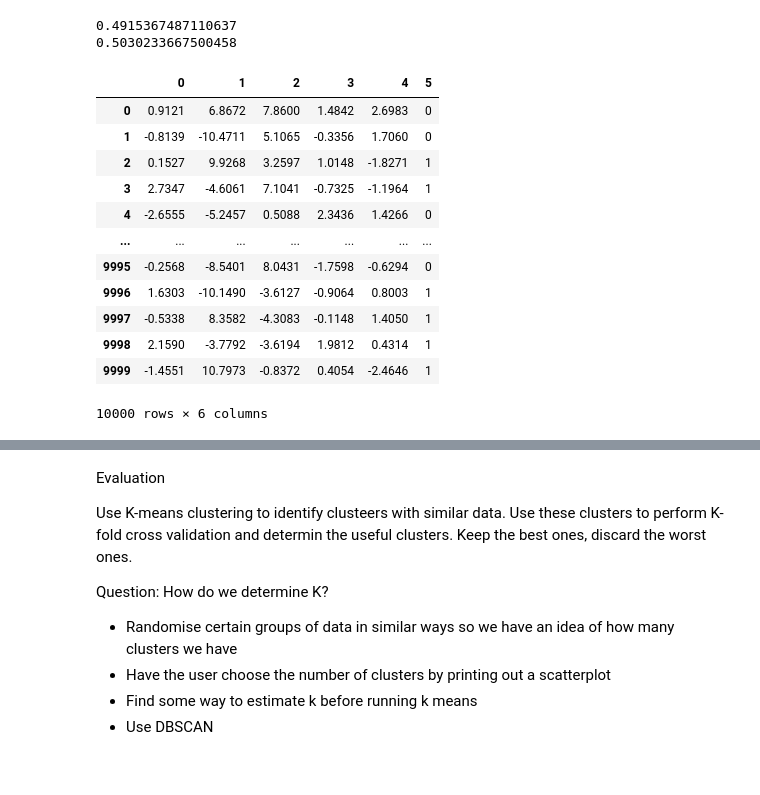
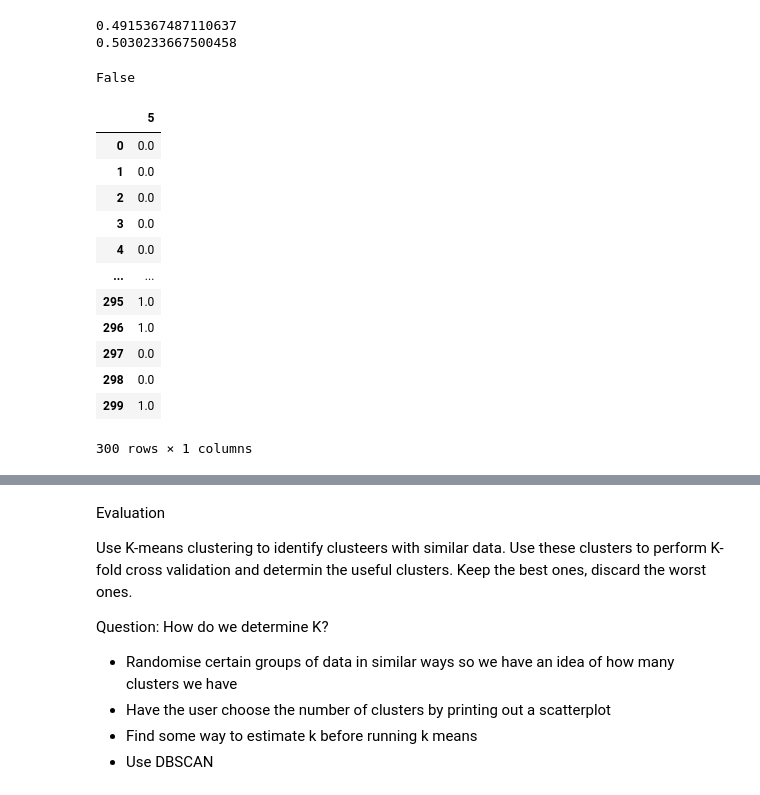
Before and after one commit to AdJansen/Artificial-Immune-System-For-Class-Imbalance, a Jupyter notebook: AIS.ipynb, the cells around one changed output, grey strips where cells are left out. Drawn from its saved outputs; the diff is of its cells as text; code cells hidden in the pictures.

```diff
--- a/AIS.ipynb
+++ b/AIS.ipynb
@@ -312,18 +324,35 @@ print(score2)
 0.4915367487110637
 0.5030233667500458
 # %%
-comparePopulations(pop1, pop2,labels1,labels2, svm.SVC(random_state=0), 5, 'f1_macro')
+comparePopulations2(pop1, pop2,labels1,labels2, svm.SVC(random_state=0), 5, 'f1_macro')
 # %% [output]
-|  | 0 | 1 | 2 | 3 | 4 | 5 |
-| 0 | 0.9121 | 6.8672 | 7.8600 | 1.4842 | 2.6983 | 0 |
-| 1 | -0.8139 | -10.4711 | 5.1065 | -0.3356 | 1.7060 | 0 |
-| 2 | 0.1527 | 9.9268 | 3.2597 | 1.0148 | -1.8271 | 1 |
-| 3 | 2.7347 | -4.6061 | 7.1041 | -0.7325 | -1.1964 | 1 |
-| 4 | -2.6555 | -5.2457 | 0.5088 | 2.3436 | 1.4266 | 0 |
-| ... | ... | ... | ... | ... | ... | ... |
-| 9995 | -0.2568 | -8.5401 | 8.0431 | -1.7598 | -0.6294 | 0 |
-| 9996 | 1.6303 | -10.1490 | -3.6127 | -0.9064 | 0.8003 | 1 |
-| 9997 | -0.5338 | 8.3582 | -4.3083 | -0.1148 | 1.4050 | 1 |
-| 9998 | 2.1590 | -3.7792 | -3.6194 | 1.9812 | 0.4314 | 1 |
-| 9999 | -1.4551 | 10.7973 | -0.8372 | 0.4054 | -2.4646 | 1 |
-10000 rows × 6 columns
+False
+# %%
+#separate a df into features and labels
+def separate_df(df):
+
+    columns = df.columns.to_list()
+    columns_drop = columns.pop(-1)
+
+    labels = df.drop(columns, axis=1)
+    features = df.drop(columns_drop, axis=1)
+
+    return features, labels
+
+joe = pd.read_csv("./Data/GeneratedSyntheticData-NosielessInformativeEasy.csv")
+feat,labels = separate_df(joe)
+labels
+# %% [output]
+|  | 5 |
+| 0 | 0.0 |
+| 1 | 0.0 |
+| 2 | 0.0 |
+| 3 | 0.0 |
+| 4 | 0.0 |
+| ... | ... |
+| 295 | 1.0 |
+| 296 | 1.0 |
+| 297 | 0.0 |
+| 298 | 0.0 |
+| 299 | 1.0 |
+300 rows × 1 columns
```
Also changed, not shown: parts of 7 cells of this notebook, 1 other file.
